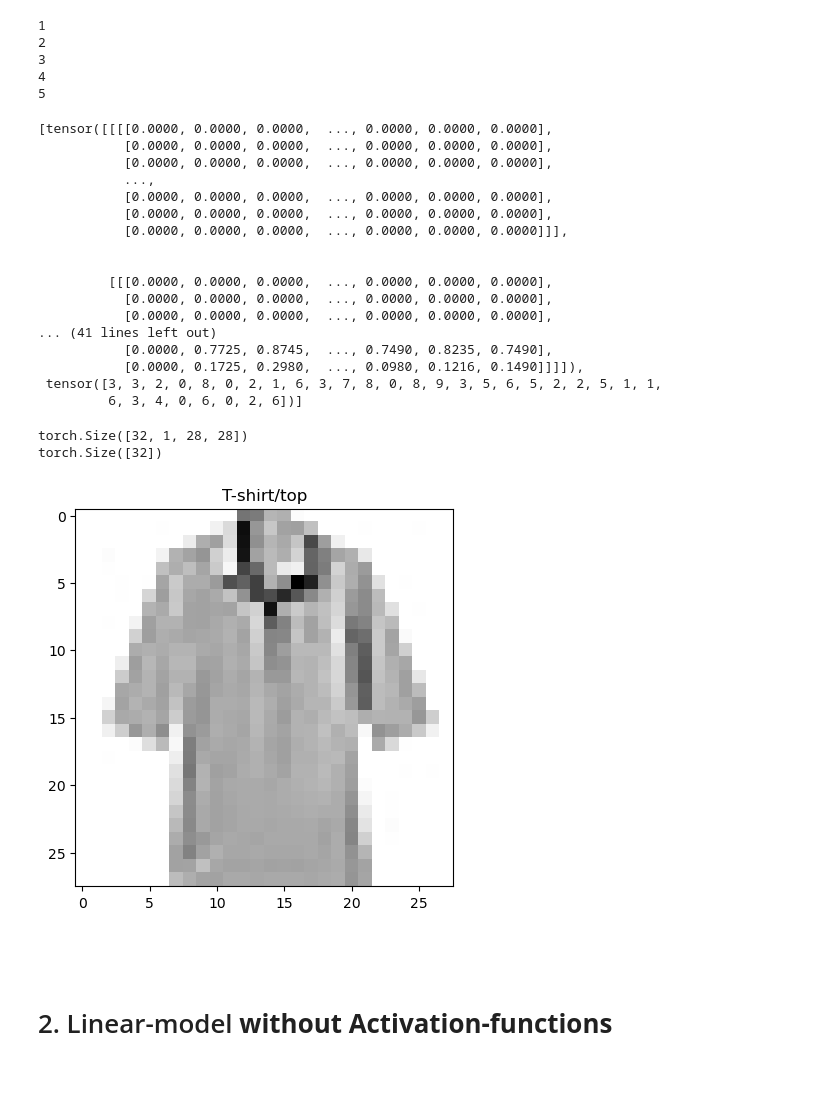
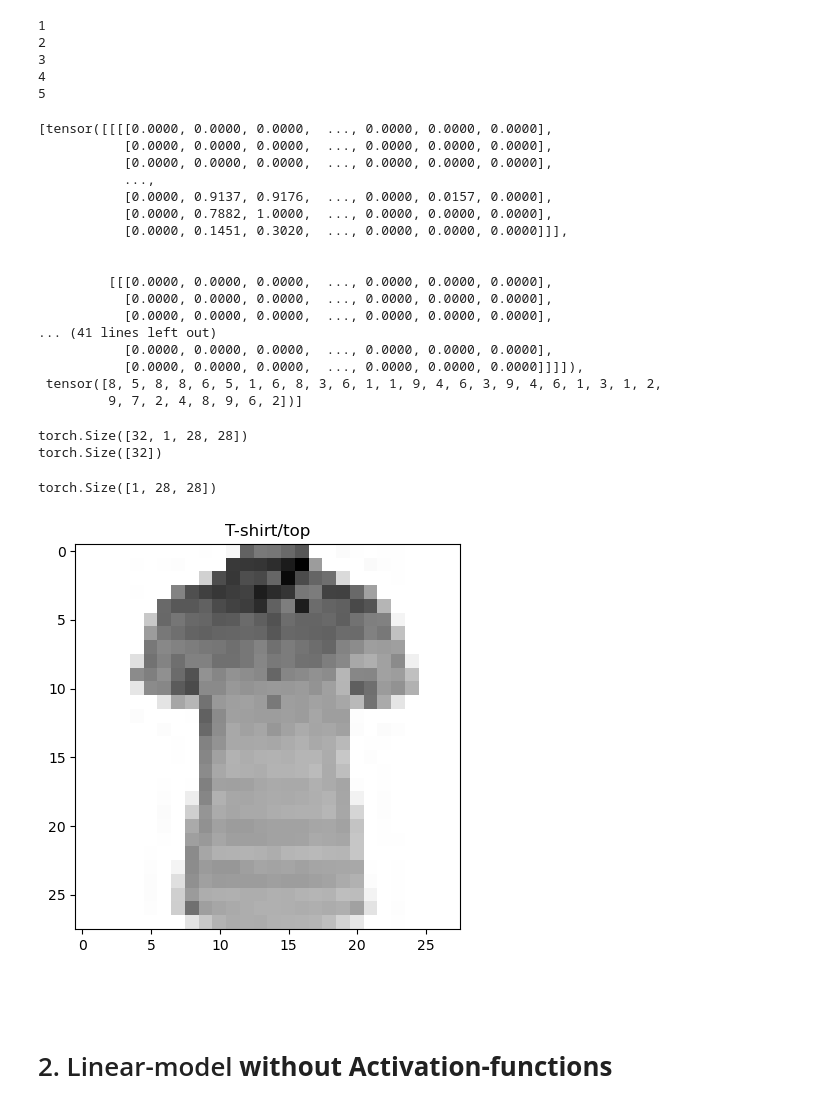
Before and after one commit to 9oormthon-univ-dmu/9oormTeam-AIStudy-1-, a Jupyter notebook: 4week/이현민/6-1. TorchVision + DataLoader.ipynb, the cells around one changed output. Cells and saved outputs as stored; diff of their text form; code cells hidden in the pictures; blank space fills up the shorter version.

```diff
--- a/4week/이현민/6-1. TorchVision + DataLoader.ipynb
+++ b/4week/이현민/6-1. TorchVision + DataLoader.ipynb
@@ -77,20 +77,20 @@ print(torchvision.__version__)
 
 ## 1) Download & browse the dataset
 # %%
-train_data = ?.datasets.?( # FashionMNIST 데이터 활용
+train_data = torchvision.datasets.FashionMNIST( # FashionMNIST 데이터 활용
     root="data", # 데이터를 다운로드할 디렉토리
-    ?=True, # get "train" data
+    train=True, # get "train" data
     download=True,
-    transform=transforms.?(), # (Original) PIL format -> PyTorch tensors ("to tensor")
+    transform=transforms.ToTensor(), # (Original) PIL format -> PyTorch tensors ("to tensor")
     target_transform=None # target(label) 데이터 역시도 원할 경우 transform 가능
 )
 
 # Setup testing data
-test_data = ?.datasets.?(
+test_data = torchvision.datasets.FashionMNIST(
     root="data",
-    ?=False, # get test data
+    train=False, # get test data
     download=True,
-    transform=transforms.?() # (Original) PIL format -> PyTorch tensors
+    transform=transforms.ToTensor() # (Original) PIL format -> PyTorch tensors
 )
 # %% [markdown]
 <br>
@@ -206,12 +232,12 @@ from torch.utils.data import ?
 # %%
 # Dataset -> Batches (iterable)
 
-dataloader_train = ?(?, # train_data <- X & y included
+dataloader_train = DataLoader(train_data, # train_data <- X & y included
     batch_size=32, # 32, 64, 128, 256, 512, ...
     shuffle=True # per epoch
 )
 
-dataloader_test = ?(?, # test_data <- X & y included
+dataloader_test = DataLoader(test_data, # test_data <- X & y included
     batch_size=32,
     shuffle=False # 테스트 데이터는 shuffling할 필요가 없습니다.
 )
@@ -246,25 +272,25 @@ print(?(iterable))
 4
 5
 # %%
-?(?(dataloader_train)) # dataloader_train -> iterable -> get a next value
+next(iter(dataloader_train)) # dataloader_train -> iterable -> get a next value
 # %% [output]
 [tensor([[[[0.0000, 0.0000, 0.0000,  ..., 0.0000, 0.0000, 0.0000],
            [0.0000, 0.0000, 0.0000,  ..., 0.0000, 0.0000, 0.0000],
            [0.0000, 0.0000, 0.0000,  ..., 0.0000, 0.0000, 0.0000],
            ...,
-           [0.0000, 0.0000, 0.0000,  ..., 0.0000, 0.0000, 0.0000],
-           [0.0000, 0.0000, 0.0000,  ..., 0.0000, 0.0000, 0.0000],
-           [0.0000, 0.0000, 0.0000,  ..., 0.0000, 0.0000, 0.0000]]],
+           [0.0000, 0.9137, 0.9176,  ..., 0.0000, 0.0157, 0.0000],
+           [0.0000, 0.7882, 1.0000,  ..., 0.0000, 0.0000, 0.0000],
+           [0.0000, 0.1451, 0.3020,  ..., 0.0000, 0.0000, 0.0000]]],
 
 
          [[[0.0000, 0.0000, 0.0000,  ..., 0.0000, 0.0000, 0.0000],
            [0.0000, 0.0000, 0.0000,  ..., 0.0000, 0.0000, 0.0000],
            [0.0000, 0.0000, 0.0000,  ..., 0.0000, 0.0000, 0.0000],
 ... (41 lines left out)
-           [0.0000, 0.7725, 0.8745,  ..., 0.7490, 0.8235, 0.7490],
-           [0.0000, 0.1725, 0.2980,  ..., 0.0980, 0.1216, 0.1490]]]]),
- tensor([3, 3, 2, 0, 8, 0, 2, 1, 6, 3, 7, 8, 0, 8, 9, 3, 5, 6, 5, 2, 2, 5, 1, 1,
-         6, 3, 4, 0, 6, 0, 2, 6])]
+           [0.0000, 0.0000, 0.0000,  ..., 0.0000, 0.0000, 0.0000],
+           [0.0000, 0.0000, 0.0000,  ..., 0.0000, 0.0000, 0.0000]]]]),
+ tensor([8, 5, 8, 8, 6, 5, 1, 6, 8, 3, 6, 1, 1, 9, 4, 6, 3, 9, 4, 6, 1, 3, 1, 2,
+         9, 7, 2, 4, 8, 9, 6, 2])]
 # %%
 batch_X, batch_y = next(iter(dataloader_train))
 
@@ -273,18 +299,22 @@ print(batch_y.shape)
 # %% [output]
 torch.Size([32, 1, 28, 28])
 torch.Size([32])
+# %%
+batch_X[0].shape
+# %% [output]
+torch.Size([1, 28, 28])
 # %%
 img, label_num = batch_X[0], batch_y[0]
 
-image = img.?(28, 28) # [1, 28, 28] -> [28, 28]
+image = img.reshape(28, 28) # [1, 28, 28] -> [28, 28]
 label = train_data.classes[label_num]
 
 plt.figure(figsize=(5, 5), dpi=100)
 plt.imshow(image, cmap='gray_r')
 plt.title(label)
 plt.show()
 # %% [output]
-[figure, old version]
+[figure, new version]
 # %% [markdown]
 <br>
 <br>
```
Also changed, not shown: parts of 34 cells of this notebook, 1 other file.
